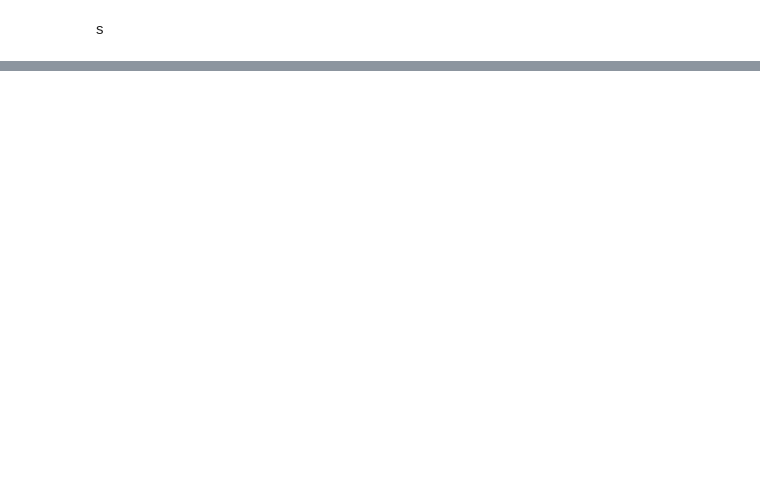
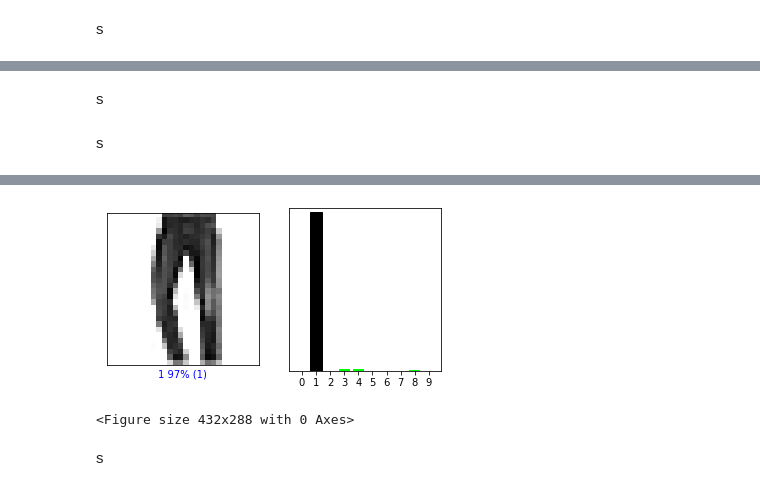
Before and after one commit to javierarteagapuell/deeplearning, a Jupyter notebook: PRACTICA_Fashion_MNIST.ipynb, the cells around one changed output, grey strips where cells are left out. Saved outputs shown, nothing was run; the diff lists cells and outputs as text; code cells hidden in the pictures; blank space fills up the shorter version.

```diff
--- a/PRACTICA_Fashion_MNIST.ipynb
+++ b/PRACTICA_Fashion_MNIST.ipynb
@@ -212,0 +324,2 @@ s
+# %% [markdown]
+s
@@ -212,0 +357,26 @@ s
+# %% [markdown]
+s
+# %%
+from keras.datasets import fashion_mnist
+import numpy as np
+import matplotlib.pyplot as plt
+
+(train_data, train_labels), (test_data, test_labels) = fashion_mnist.load_data()
+train_data = train_data.reshape((60000, 28 * 28))
+test_data = test_data.reshape((10000, 28 * 28))
+
+train_data = train_data.astype('float32') / 255
+test_data = test_data.astype('float32') / 255
+
+predictions = model.predict(test_data)
+
+for i in range(6):
+  if (i==5):
+    plt.figure(figsize=(6,3))
+    plt.subplot(1,2,1)
+    plot_image(i, predictions[i], test_labels, test_data.reshape(10000,28,28))
+    plt.subplot(1,2,2)
+    plot_value_array(i, predictions[i],  test_labels)
+    plt.show()
+    plt.clf()
+# %% [output]
@@ -212,0 +384,4 @@ s
+[figure, added]
+<Figure size 432x288 with 0 Axes>
+# %% [markdown]
+s
```
Also changed, not shown: parts of 25 cells of this notebook.
